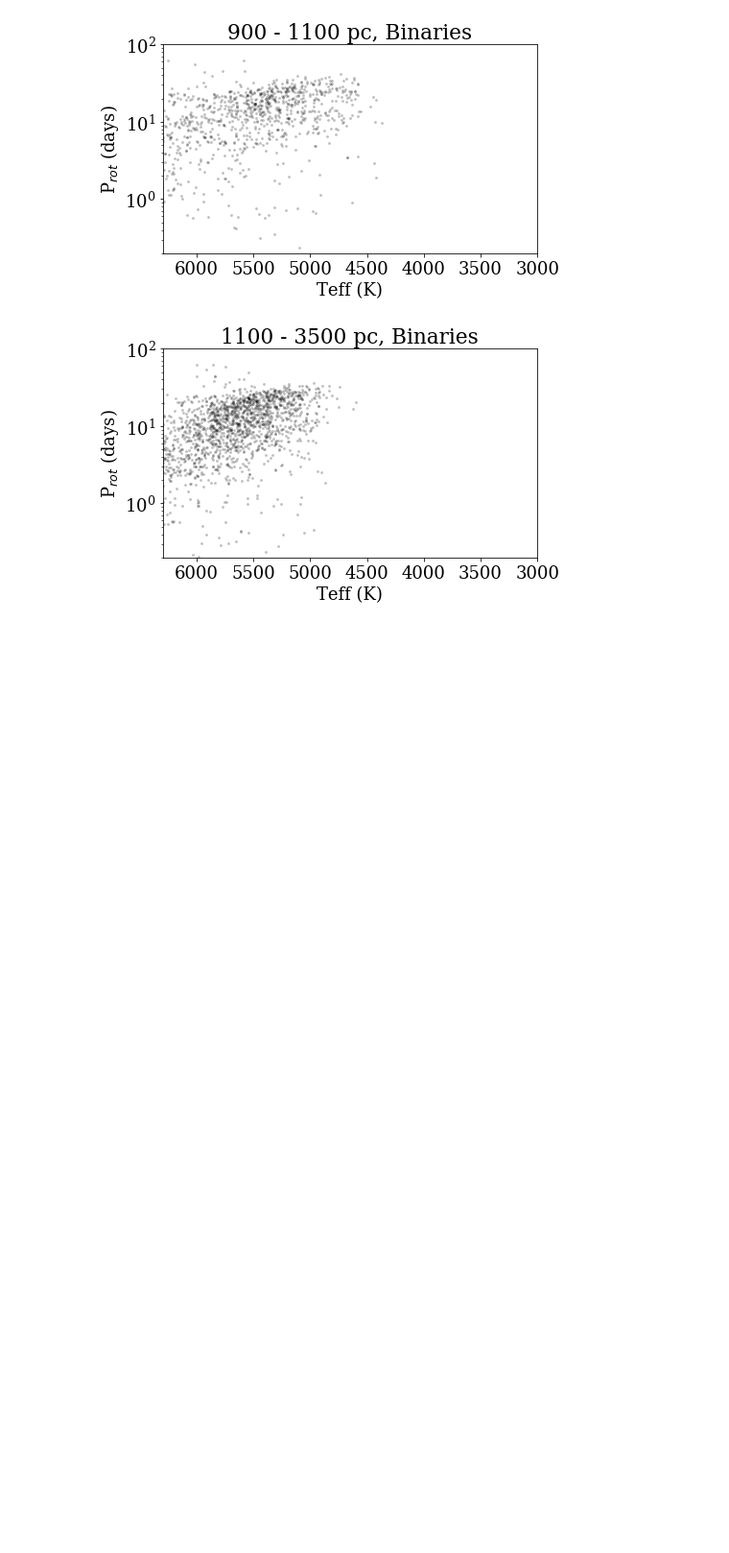
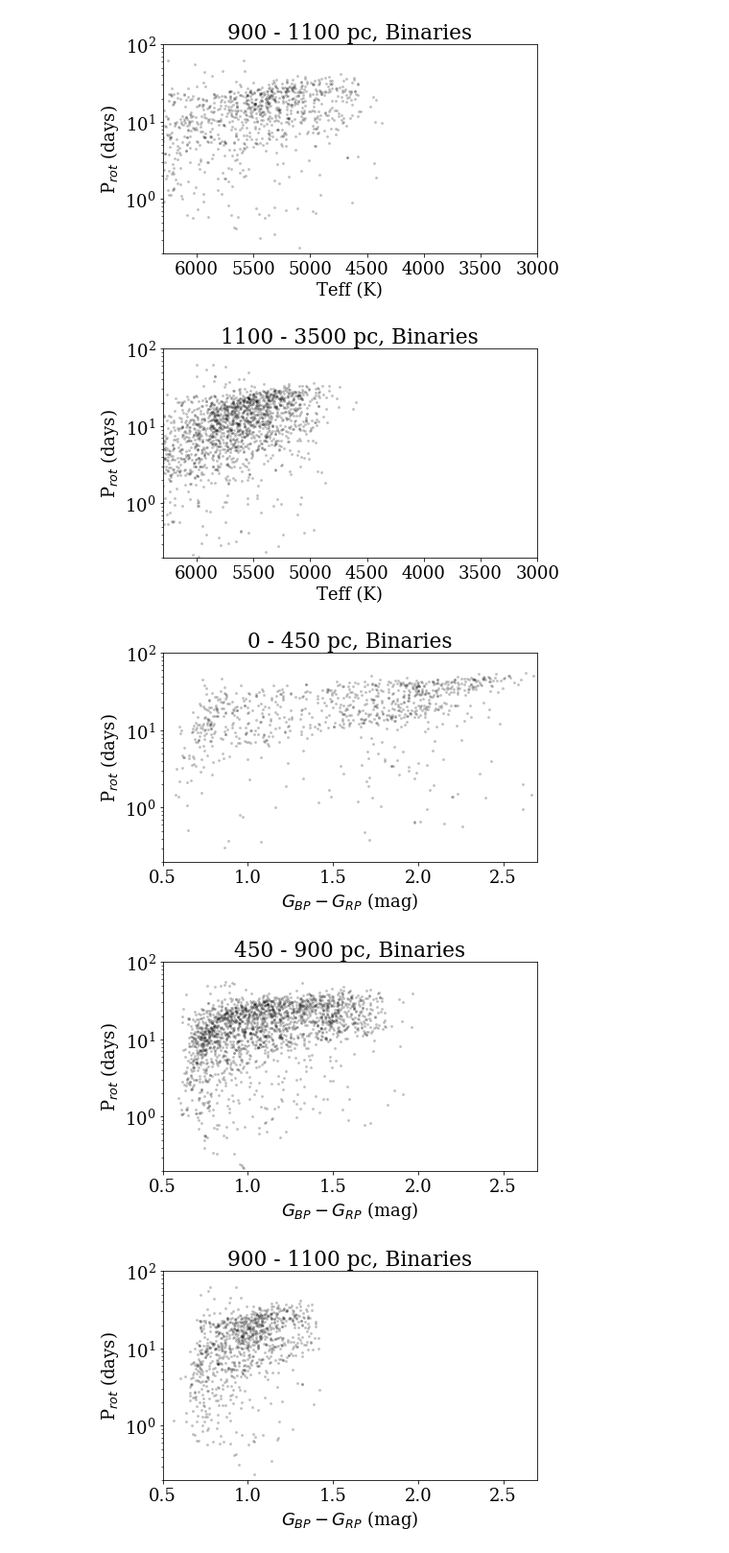
Before and after one commit to jradavenport/gaia2_kep_rot, a Jupyter notebook: notebooks/binaries.ipynb, the cells around one changed output. Shown at 96% size. Drawn from its saved outputs; the diff is of its cells as text; code cells hidden in the pictures; blank space fills up the shorter version.

Commit message:
tweak binary plots

```diff
--- a/notebooks/binaries.ipynb
+++ b/notebooks/binaries.ipynb
@@ -142,3 +144,26 @@ for k in range(len(bbins)-1):
 [figure]
 [figure]
 [figure]
+# %%
+bdist = df[u'r_est'].values[ok][bsok]
+bbins = np.array([0, 450, 900, 1100, 3500])
+
+
+for k in range(len(bbins)-1):
+    dd = np.where((bdist >= bbins[k]) & (bdist < bbins[k+1]))
+
+    plt.figure(figsize=(7,4))
+    plt.scatter(df[u'bp_rp'].values[ok][bsok][dd], df[u'Prot'].values[ok][bsok][dd],
+                s=8, alpha=0.25, c='k', lw=0)
+
+    plt.yscale('log')
+    plt.xlabel('$G_{BP} - G_{RP}$ (mag)')
+    plt.ylabel('P$_{rot}$ (days)');
+    plt.xlim(0.5,2.7)
+    plt.ylim(0.2,100)
+    plt.title(str(bbins[k]) + ' - ' + str(bbins[k+1]) + ' pc, Binaries')
+    plt.show()
+# %% [output]
+[figure, added]
+[figure, added]
+[figure, added]
```
Also changed, not shown: parts of 2 cells of this notebook.
